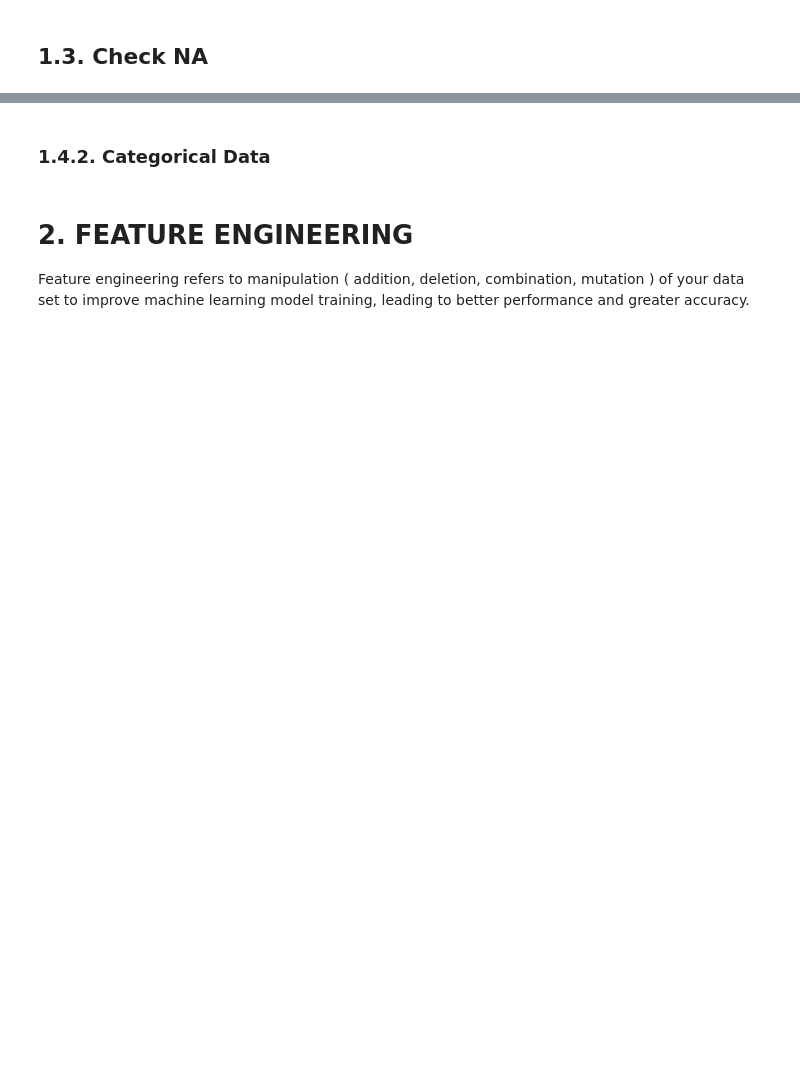
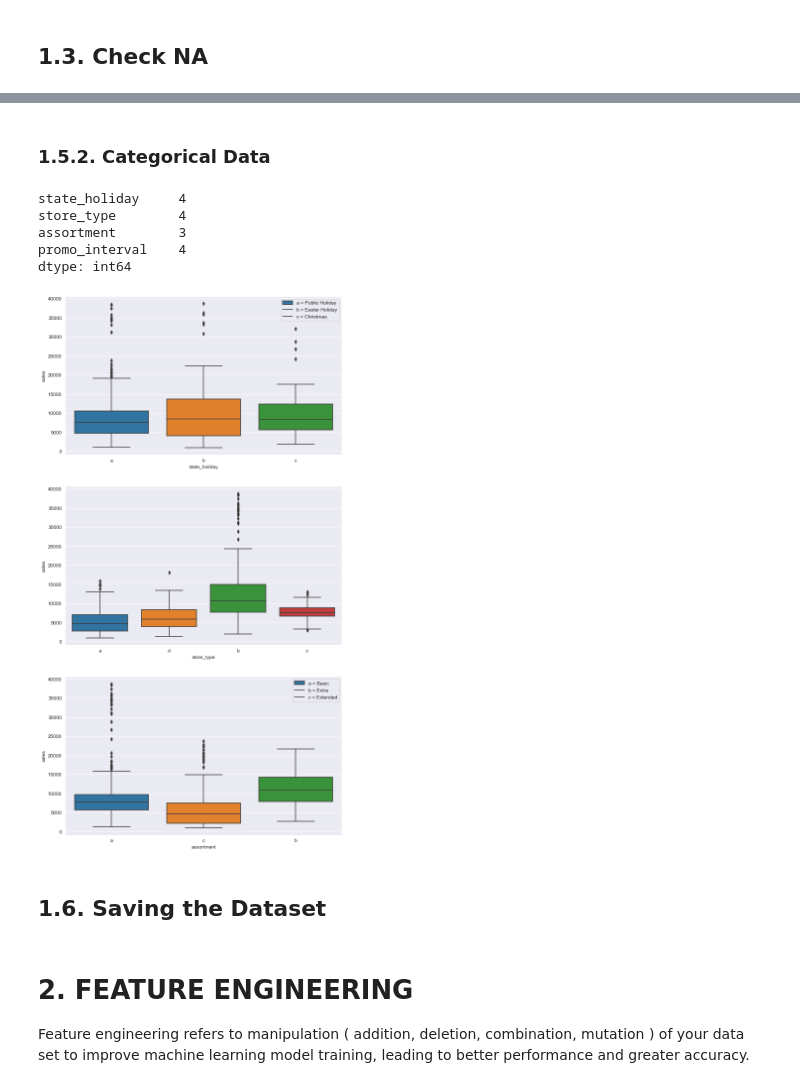
Before and after one commit to Guilherme-Souza-Bastos/rossman_forecast_sales, a Jupyter notebook: jupyter_notebook/rossman_forecast_sales.ipynb, the cells around one changed output, grey strips where cells are left out. Drawn from its saved outputs; the diff is of its cells as text; code cells hidden in the pictures; blank space fills up the shorter version.

Commit message:
NEW: dataset/df1.csv |---| MODIFIED: jupyter_notebook/rossman_forecast_sales.ipynb ; Section 1 - Data Understanding created

```diff
--- a/jupyter_notebook/rossman_forecast_sales.ipynb
+++ b/jupyter_notebook/rossman_forecast_sales.ipynb
@@ -6,11 +28,19 @@
 ## 0.2. Helper Functions
 # %% [markdown]
 ## 0.3. Loading the [Dataset](https://www.kaggle.com/competitions/rossmann-store-sales/data?select=train.csv)
+# %%
+train_raw = pd.read_csv('C:/Users/Guilherme/Documents/repos/rossman_forecast_sales/dataset/train.csv', low_memory=False)
+store_raw = pd.read_csv('C:/Users/Guilherme/Documents/repos/rossman_forecast_sales/dataset/store.csv', low_memory=False)
+
+df_raw = pd.merge(train_raw, store_raw, how = 'left', on='Store')
 # %% [markdown]
 # 1. DATA UNDERSTANDING
 
 Initial contact with the dataset.
 # %%
 df1 = df_raw.copy()
+# %%
+cols_snake = list( map( lambda x: inflection.underscore( x ), df1.columns ) )
+df1.columns = cols_snake
 # %% [markdown]
 ## 1.1. Data Preview
@@ -18,0 +95,2 @@ df1 = df_raw.copy()
+# %%
+df1['date'] = pd.to_datetime( df1['date'] )
@@ -22,0 +214,7 @@ df1 = df_raw.copy()
+# %%
+# Changing from float64 to int64
+df1['competition_open_since_month'] = df1['competition_open_since_month'].astype( np.int64 )
+df1['competition_open_since_year'] = df1['competition_open_since_year'].astype( np.int64 )
+
+df1['promo2_since_week'] = df1['promo2_since_week'].astype( np.int64 )
+df1['promo2_since_year'] = df1['promo2_since_year'].astype( np.int64 )
@@ -27,2 +300,31 @@ df1 = df_raw.copy()
 # %% [markdown]
-### 1.4.2. Categorical Data
+### 1.5.2. Categorical Data
+# %%
+cat_attributes.apply( lambda x: x.unique().shape[0] )
+# %% [output]
+state_holiday     4
+store_type        4
+assortment        3
+promo_interval    4
+dtype: int64
+# %%
+# Filtering the days the stores will be open
+store_open = df1[(df1['state_holiday'] != '0') & (df1['sales'] > 0 ) ]
+
+plt.figure(figsize=(10,20))
+plt.subplot( 3, 1 ,1 )
+sns.boxplot( x='state_holiday', y='sales', data=store_open )
+plt.legend(labels=['a = Public Holiday', 'b = Easter Holiday', 'c = Christmas'],
+           loc='upper right')
+
+plt.subplot( 3, 1 ,2 )
+sns.boxplot( x='store_type', y='sales', data=store_open )
+
+plt.subplot( 3, 1 ,3 )
+sns.boxplot( x='assortment', y='sales', data=store_open )
+plt.legend(labels=['a = Basic', 'b = Extra', 'c = Extended'],
+           loc='upper right');
+# %% [output]
+[figure, added]
+# %% [markdown]
+## 1.6. Saving the Dataset
```
Also changed, not shown: parts of 20 cells of this notebook, 5 other files.
